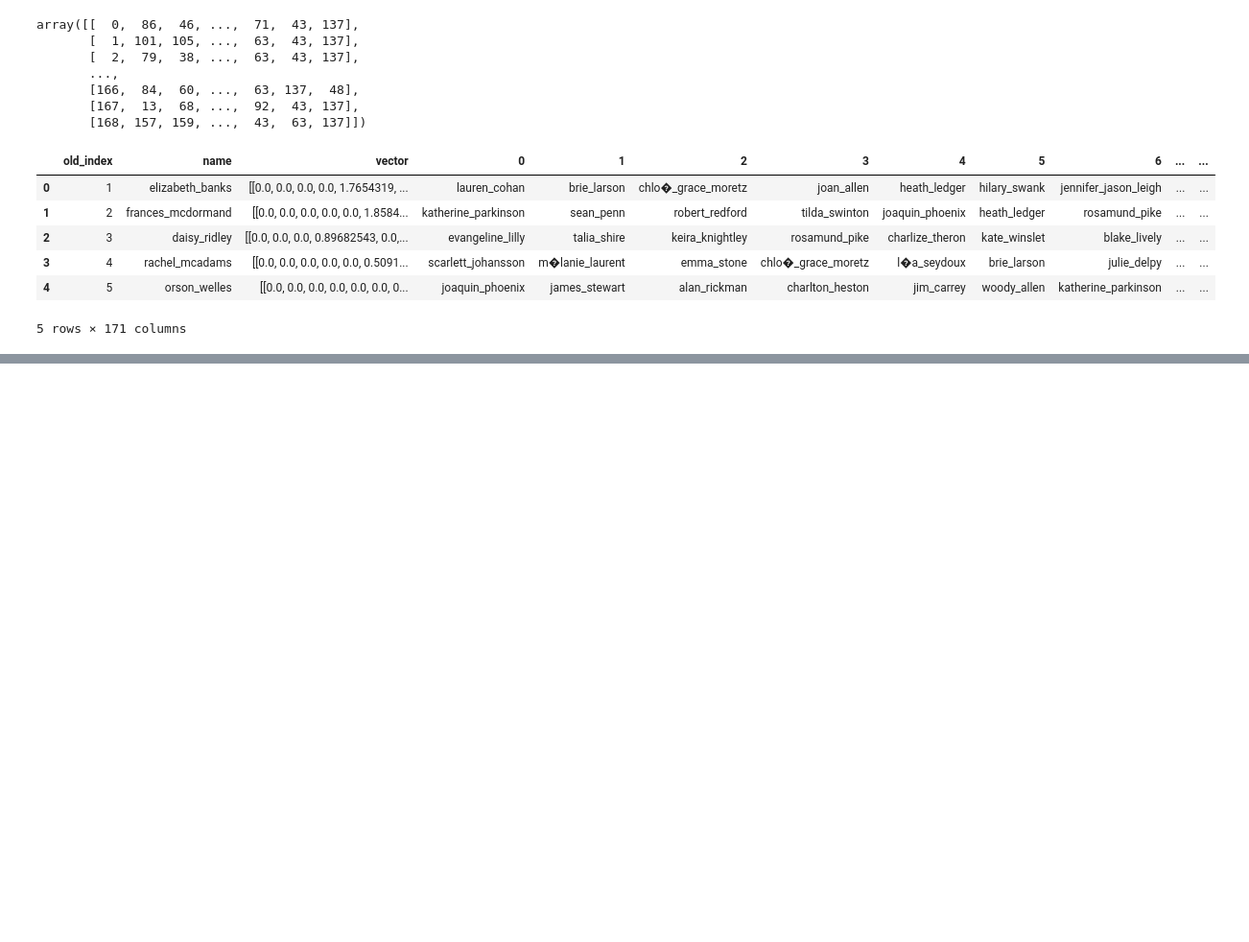
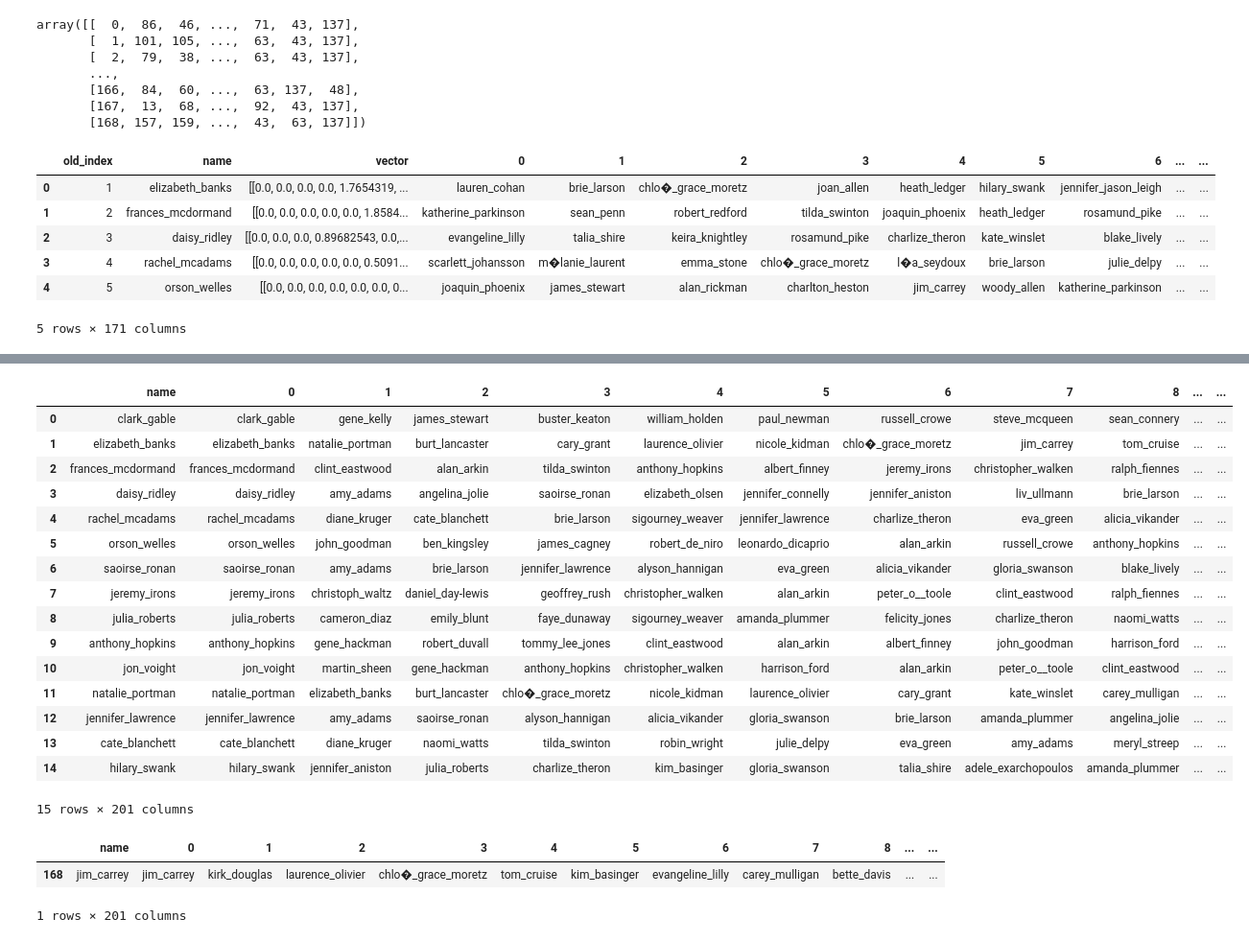
Before and after one commit to stan-kondratev/celebrities-identification-quest, a Jupyter notebook: model.ipynb, the cells around one changed output, grey strips where cells are left out. Shown: that part at 96% size. Drawn from its saved outputs; the diff is of its cells as text; code cells hidden in the pictures; blank space fills up the shorter version.

Commit message:
model notebook v 0.2

```diff
--- a/model.ipynb
+++ b/model.ipynb
@@ -173,0 +209,8 @@ fig.show()
+# %%
+deepface_vectors_vgg = np.array([np.array(DeepFace.represent(i, model_name='VGG-Face', enforce_detection=False)[0]['embedding']) for i in file_list])
+# %%
+knn_deepface = NearestNeighbors(n_neighbors=len(deepface_vectors_vgg), n_jobs=-1)
+
+knn_deepface.fit(deepface_vectors_vgg)
+
+deepface_distances, deepface_indices = knn_deepface.kneighbors(deepface_vectors_vgg)
@@ -173,0 +227,7 @@ fig.show()
+# %%
+deepface_df = pd.DataFrame([os.path.splitext(os.path.basename(i))[0] for i in file_list])\
+        .rename(columns={0:'name'})
+deepface_df = pd.concat([deepface_df, pd.DataFrame(deepface_indices)], axis=1)#.rename(columns={0:'vector'})
+# %%
+deepface_df[deepface_df.columns[1:]] = deepface_df[deepface_df.columns[1:]].applymap(lambda i: deepface_df.name.iloc[i])
+deepface_df.head()
@@ -173,0 +242,26 @@ fig.show()
+# %%
+deepface_df.head(15)
+# %% [output]
+|  | name | 0 | 1 | 2 | 3 | 4 | 5 | 6 | 7 | 8 | ... | ... |
+| 0 | clark_gable | clark_gable | gene_kelly | james_stewart | buster_keaton | william_holden | paul_newman | russell_crowe | steve_mcqueen | sean_connery | ... | ... |
+| 1 | elizabeth_banks | elizabeth_banks | natalie_portman | burt_lancaster | cary_grant | laurence_olivier | nicole_kidman | chlo�_grace_moretz | jim_carrey | tom_cruise | ... | ... |
+| 2 | frances_mcdormand | frances_mcdormand | clint_eastwood | alan_arkin | tilda_swinton | anthony_hopkins | albert_finney | jeremy_irons | christopher_walken | ralph_fiennes | ... | ... |
+| 3 | daisy_ridley | daisy_ridley | amy_adams | angelina_jolie | saoirse_ronan | elizabeth_olsen | jennifer_connelly | jennifer_aniston | liv_ullmann | brie_larson | ... | ... |
+| 4 | rachel_mcadams | rachel_mcadams | diane_kruger | cate_blanchett | brie_larson | sigourney_weaver | jennifer_lawrence | charlize_theron | eva_green | alicia_vikander | ... | ... |
+| 5 | orson_welles | orson_welles | john_goodman | ben_kingsley | james_cagney | robert_de_niro | leonardo_dicaprio | alan_arkin | russell_crowe | anthony_hopkins | ... | ... |
+| 6 | saoirse_ronan | saoirse_ronan | amy_adams | brie_larson | jennifer_lawrence | alyson_hannigan | eva_green | alicia_vikander | gloria_swanson | blake_lively | ... | ... |
+| 7 | jeremy_irons | jeremy_irons | christoph_waltz | daniel_day-lewis | geoffrey_rush | christopher_walken | alan_arkin | peter_o__toole | clint_eastwood | ralph_fiennes | ... | ... |
+| 8 | julia_roberts | julia_roberts | cameron_diaz | emily_blunt | faye_dunaway | sigourney_weaver | amanda_plummer | felicity_jones | charlize_theron | naomi_watts | ... | ... |
+| 9 | anthony_hopkins | anthony_hopkins | gene_hackman | robert_duvall | tommy_lee_jones | clint_eastwood | alan_arkin | albert_finney | john_goodman | harrison_ford | ... | ... |
+| 10 | jon_voight | jon_voight | martin_sheen | gene_hackman | anthony_hopkins | christopher_walken | harrison_ford | alan_arkin | peter_o__toole | clint_eastwood | ... | ... |
+| 11 | natalie_portman | natalie_portman | elizabeth_banks | burt_lancaster | chlo�_grace_moretz | nicole_kidman | laurence_olivier | cary_grant | kate_winslet | carey_mulligan | ... | ... |
+| 12 | jennifer_lawrence | jennifer_lawrence | amy_adams | saoirse_ronan | alyson_hannigan | alicia_vikander | gloria_swanson | brie_larson | amanda_plummer | angelina_jolie | ... | ... |
+| 13 | cate_blanchett | cate_blanchett | diane_kruger | naomi_watts | tilda_swinton | robin_wright | julie_delpy | eva_green | amy_adams | meryl_streep | ... | ... |
+| 14 | hilary_swank | hilary_swank | jennifer_aniston | julia_roberts | charlize_theron | kim_basinger | gloria_swanson | talia_shire | adele_exarchopoulos | amanda_plummer | ... | ... |
+15 rows × 201 columns
+# %%
+deepface_df[deepface_df['name']=='jim_carrey']
+# %% [output]
+|  | name | 0 | 1 | 2 | 3 | 4 | 5 | 6 | 7 | 8 | ... | ... |
+| 168 | jim_carrey | jim_carrey | kirk_douglas | laurence_olivier | chlo�_grace_moretz | tom_cruise | kim_basinger | evangeline_lilly | carey_mulligan | bette_davis | ... | ... |
+1 rows × 201 columns
```
Also changed, not shown: parts of 5 cells of this notebook.
